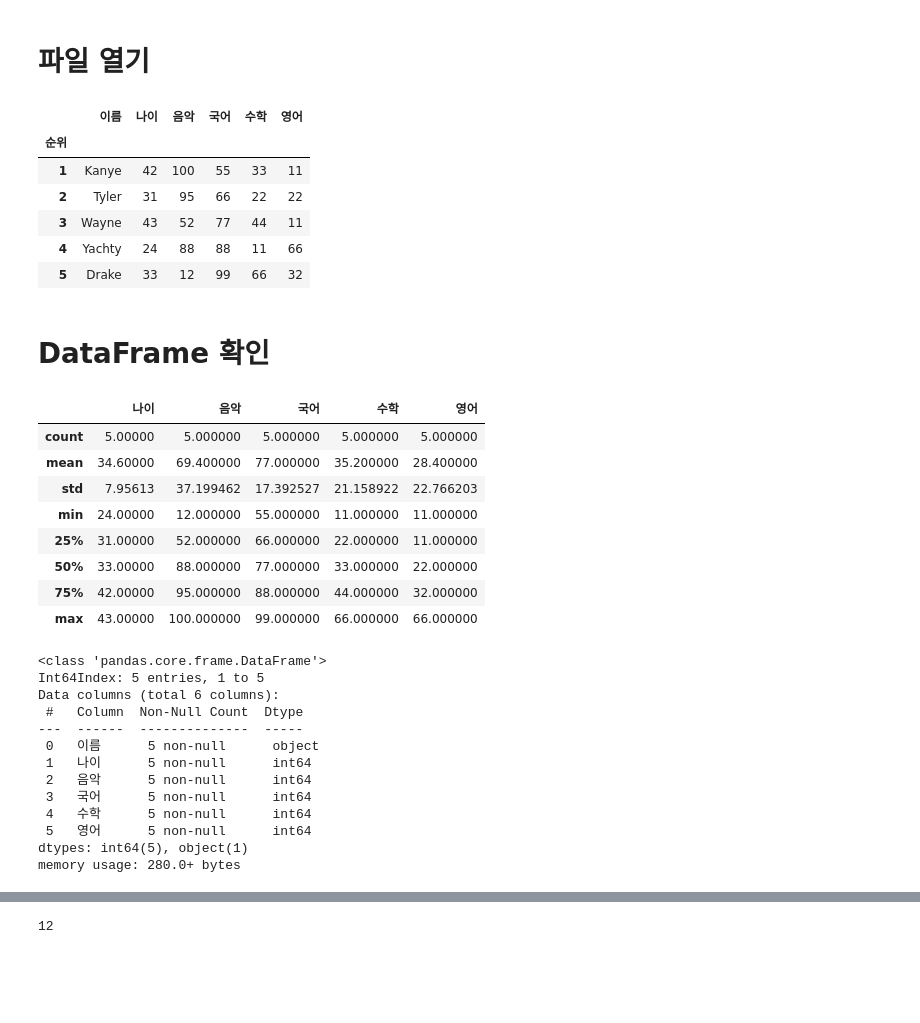
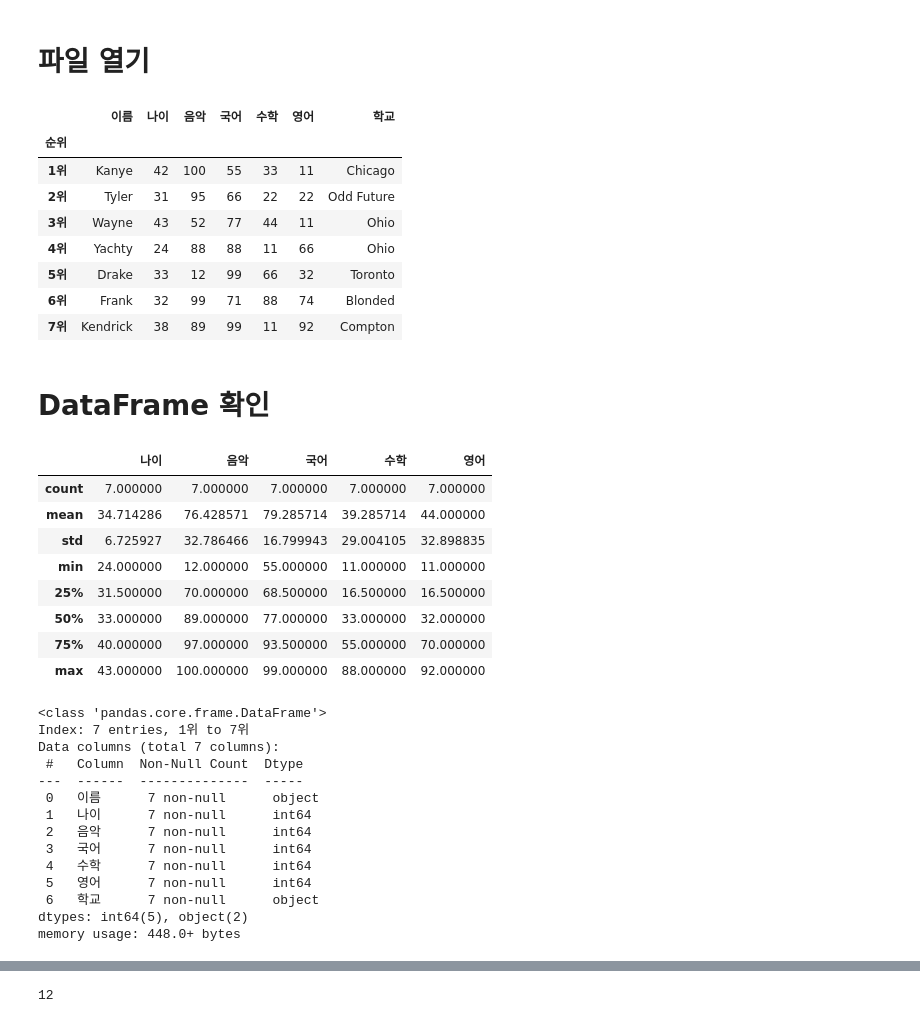
Before and after one commit to Speriad/Speria, a Jupyter notebook: pandas/pandas.ipynb, the cells around one changed output, grey strips where cells are left out. Saved outputs shown, nothing was run; the diff lists cells and outputs as text; code cells hidden in the pictures; blank space fills up the shorter version.

```diff
--- a/pandas/pandas.ipynb
+++ b/pandas/pandas.ipynb
@@ -184,54 +192,58 @@ df
 #df = pd.read_csv('ranking.csv') #skiprows : 처음 n줄 무시, nrows : n줄만 가져옴
 # %%
 data = {
-    '이름' : ['Kanye','Tyler','Wayne','Yachty','Drake'],
-    '나이' : [42,31,43,24,33],
-    '음악' : [100,95,52,88,12],
-    '국어' : [55,66,77,88,99],
-    '수학' : [33,22,44,11,66],
-    '영어' : [11,22,11,66,32]
+    '이름' : ['Kanye','Tyler','Wayne','Yachty','Drake', 'Frank', 'Kendrick'],
+    '나이' : [42,31,43,24,33,32,38],
+    '음악' : [100,95,52,88,12,99,89],
+    '국어' : [55,66,77,88,99,71,99],
+    '수학' : [33,22,44,11,66,88,11],
+    '영어' : [11,22,11,66,32,74,92],
+    '학교' : ['Chicago', 'Odd Future', 'Ohio', 'Ohio', 'Toronto', 'Blonded', 'Compton']
 } #객체 형태
-df = pd.DataFrame(data, index=[1,2,3,4,5])
+df = pd.DataFrame(data, index=['1위','2위','3위','4위','5위','6위','7위'])
 df.index.name = '순위'
 df
 # %% [output]
-|  | 이름 | 나이 | 음악 | 국어 | 수학 | 영어 |
-| 순위 |  |  |  |  |  |  |
-| 1 | Kanye | 42 | 100 | 55 | 33 | 11 |
-| 2 | Tyler | 31 | 95 | 66 | 22 | 22 |
-| 3 | Wayne | 43 | 52 | 77 | 44 | 11 |
-| 4 | Yachty | 24 | 88 | 88 | 11 | 66 |
-| 5 | Drake | 33 | 12 | 99 | 66 | 32 |
+|  | 이름 | 나이 | 음악 | 국어 | 수학 | 영어 | 학교 |
+| 순위 |  |  |  |  |  |  |  |
+| 1위 | Kanye | 42 | 100 | 55 | 33 | 11 | Chicago |
+| 2위 | Tyler | 31 | 95 | 66 | 22 | 22 | Odd Future |
+| 3위 | Wayne | 43 | 52 | 77 | 44 | 11 | Ohio |
+| 4위 | Yachty | 24 | 88 | 88 | 11 | 66 | Ohio |
+| 5위 | Drake | 33 | 12 | 99 | 66 | 32 | Toronto |
+| 6위 | Frank | 32 | 99 | 71 | 88 | 74 | Blonded |
+| 7위 | Kendrick | 38 | 89 | 99 | 11 | 92 | Compton |
 # %% [markdown]
 # DataFrame 확인
 # %%
 df.describe()
 # %% [output]
 |  | 나이 | 음악 | 국어 | 수학 | 영어 |
-| count | 5.00000 | 5.000000 | 5.000000 | 5.000000 | 5.000000 |
-| mean | 34.60000 | 69.400000 | 77.000000 | 35.200000 | 28.400000 |
-| std | 7.95613 | 37.199462 | 17.392527 | 21.158922 | 22.766203 |
-| min | 24.00000 | 12.000000 | 55.000000 | 11.000000 | 11.000000 |
-| 25% | 31.00000 | 52.000000 | 66.000000 | 22.000000 | 11.000000 |
-| 50% | 33.00000 | 88.000000 | 77.000000 | 33.000000 | 22.000000 |
-| 75% | 42.00000 | 95.000000 | 88.000000 | 44.000000 | 32.000000 |
-| max | 43.00000 | 100.000000 | 99.000000 | 66.000000 | 66.000000 |
+| count | 7.000000 | 7.000000 | 7.000000 | 7.000000 | 7.000000 |
+| mean | 34.714286 | 76.428571 | 79.285714 | 39.285714 | 44.000000 |
+| std | 6.725927 | 32.786466 | 16.799943 | 29.004105 | 32.898835 |
+| min | 24.000000 | 12.000000 | 55.000000 | 11.000000 | 11.000000 |
+| 25% | 31.500000 | 70.000000 | 68.500000 | 16.500000 | 16.500000 |
+| 50% | 33.000000 | 89.000000 | 77.000000 | 33.000000 | 32.000000 |
+| 75% | 40.000000 | 97.000000 | 93.500000 | 55.000000 | 70.000000 |
+| max | 43.000000 | 100.000000 | 99.000000 | 88.000000 | 92.000000 |
 # %%
 df.info()
 # %% [output]
 <class 'pandas.core.frame.DataFrame'>
-Int64Index: 5 entries, 1 to 5
-Data columns (total 6 columns):
+Index: 7 entries, 1위 to 7위
+Data columns (total 7 columns):
  #   Column  Non-Null Count  Dtype
 ---  ------  --------------  -----
- 0   이름      5 non-null      object
- 1   나이      5 non-null      int64
- 2   음악      5 non-null      int64
- 3   국어      5 non-null      int64
- 4   수학      5 non-null      int64
- 5   영어      5 non-null      int64
-dtypes: int64(5), object(1)
-memory usage: 280.0+ bytes
+ 0   이름      7 non-null      object
+ 1   나이      7 non-null      int64
+ 2   음악      7 non-null      int64
+ 3   국어      7 non-null      int64
+ 4   수학      7 non-null      int64
+ 5   영어      7 non-null      int64
+ 6   학교      7 non-null      object
+dtypes: int64(5), object(2)
+memory usage: 448.0+ bytes
 # %%
 df.head()  #처음 다섯개의 row 를 불러오기
 # %% [output]
```
Also changed, not shown: parts of 43 cells of this notebook.
